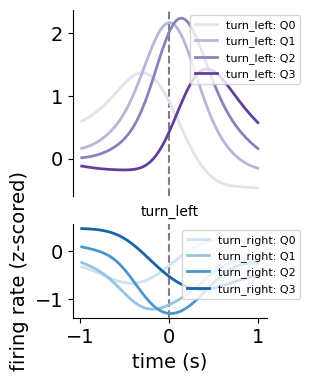
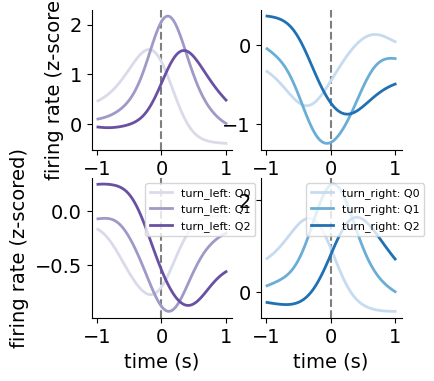
Code edit (unified diff) that turned the first committed figure into the second:
--- before
+++ after
@@ -1,5 +1,5 @@
 # plot quartiles of these heatmaps to visualise the distribution of tuning relative to action
-for action in ["turn_left", "turn_right"]:
-    f, axes = plt.subplots(2, 1, figsize=(2.5, 4), height_ratios=[1, 0.5], sharex=False)
-    pt.plot_heatmap_quantiles(tuning_df, metrics_df, pref_action=action, n_quantiles=4, axes=axes)
-    f.savefig(f"../results/egocentric_action/{action}_heatmap_quantiles.pdf")
+reload(pt)
+f, axes = plt.subplots(2, 2, figsize=(4, 4), height_ratios=[1, 1], sharex=True, sharey=True)
+pt.plot_heatmap_quantiles(tuning_df, metrics_df, n_quantiles=3, axes=axes)
+f.savefig(f"../results/egocentric_action/heatmap_quantiles.pdf")

Commit: fiddling with ego plots